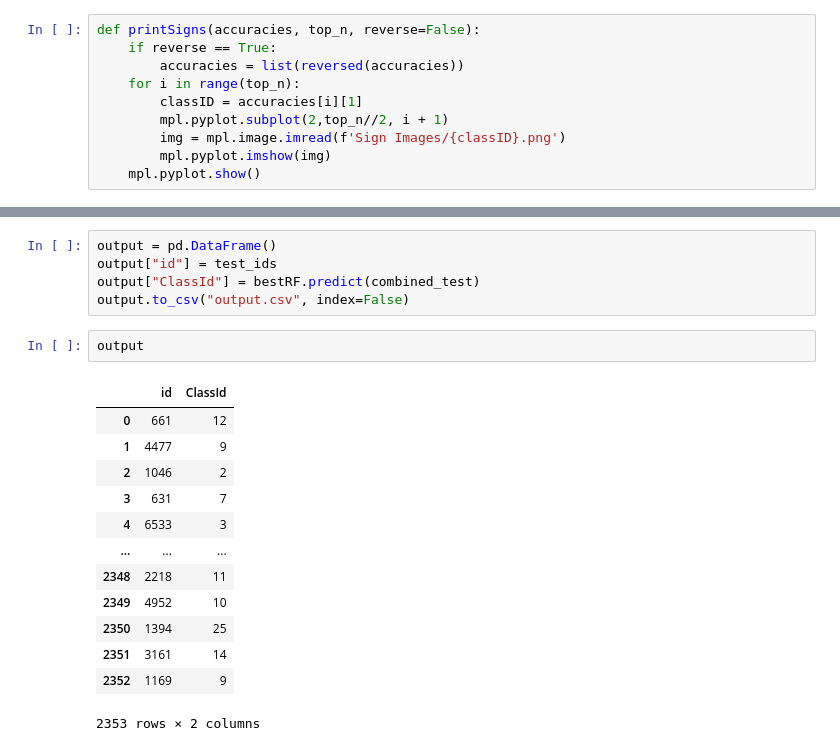
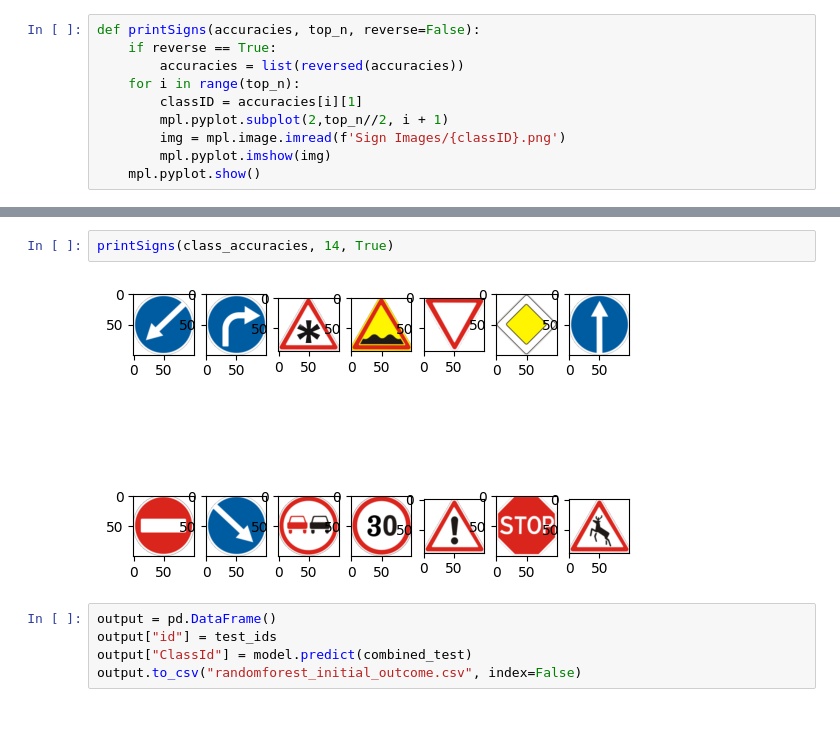
Before and after one commit to Biporian/ML_ASS_2, a Jupyter notebook: Random_Forest.ipynb, the cells around one changed output, grey strips where cells are left out. Drawn from its saved outputs; the diff is of its cells as text; blank space fills up the shorter version.

Commit message:
output files renamed

```diff
--- a/Random_Forest.ipynb
+++ b/Random_Forest.ipynb
@@ -104,21 +52,9 @@ printSigns(class_accuracies, 20)
+# %%
+printSigns(class_accuracies, 14, True)
+# %% [output]
+[figure, added]
 # %%
 output = pd.DataFrame()
 output["id"] = test_ids
-output["ClassId"] = bestRF.predict(combined_test)
-output.to_csv("output.csv", index=False)
+output["ClassId"] = model.predict(combined_test)
+output.to_csv("randomforest_initial_outcome.csv", index=False)
-# %%
-output
-# %% [output]
-|  | id | ClassId |
-| 0 | 661 | 12 |
-| 1 | 4477 | 9 |
-| 2 | 1046 | 2 |
-| 3 | 631 | 7 |
-| 4 | 6533 | 3 |
-| ... | ... | ... |
-| 2348 | 2218 | 11 |
-| 2349 | 4952 | 10 |
-| 2350 | 1394 | 25 |
-| 2351 | 3161 | 14 |
-| 2352 | 1169 | 9 |
-2353 rows × 2 columns
```
Also changed, not shown: parts of 13 cells of this notebook, 5 other files.
